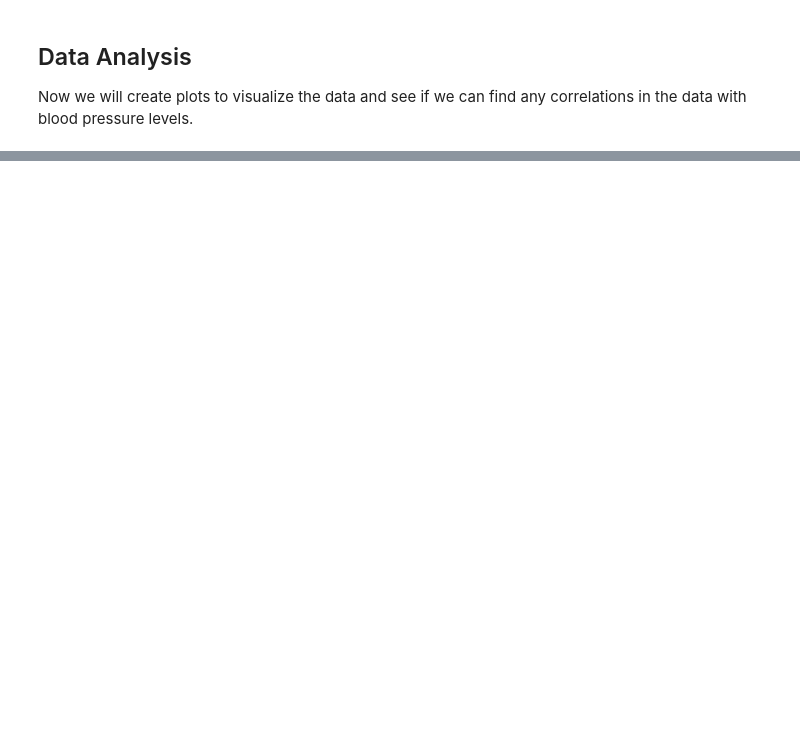
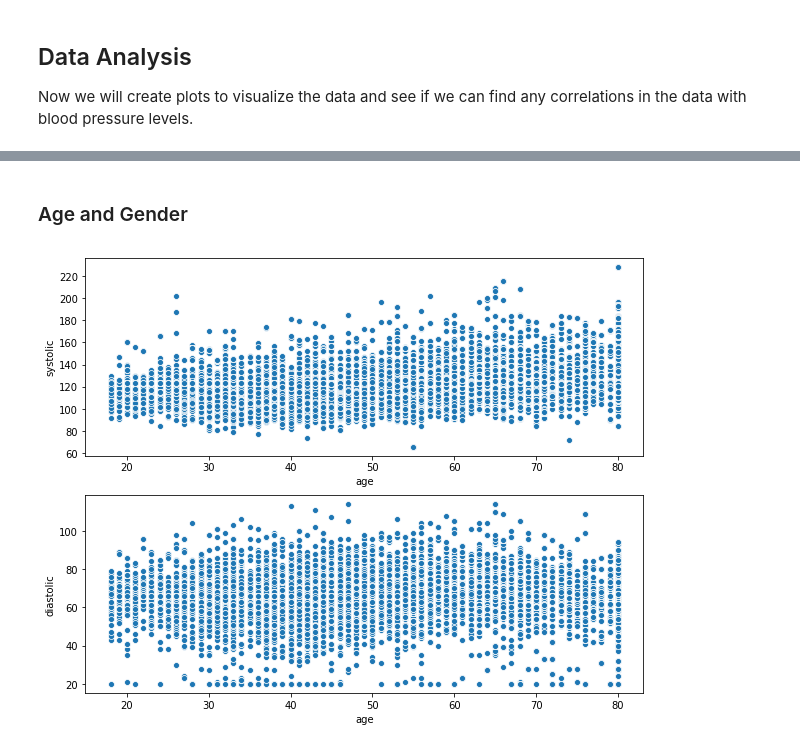
Before and after one commit to mccomackjp/blood-pressure-analysis-and-prediction, a Jupyter notebook: blood_pressure_analysis_and_prediction.ipynb, the cells around one changed output, grey strips where cells are left out. Cells and saved outputs as stored; diff of their text form; code cells hidden in the pictures; blank space fills up the shorter version.

Commit message:
created train method

```diff
--- a/blood_pressure_analysis_and_prediction.ipynb
+++ b/blood_pressure_analysis_and_prediction.ipynb
@@ -546,0 +681,5 @@ selected_df['systolic'] = selected_df.apply(
+# %%
+# Since diastolic contains some impossibly low values, we will replace them with
+# a min value.
+selected_df['diastolic'] = selected_df['diastolic'].apply(
+    lambda x: 20 if x < 20 else x)
@@ -576,5 +751,19 @@ Now we will create plots to visualize the data and see if we can find any correl
 # %%
-# Create a simple helper method to print plots easily
+# Create some simple helper methods to print plots easily
+def is_numerical(series):
+    """Checks if a series is made up of numerical data or not.
+
+    Args:
+        series: Series object to be checked
+
+    Returns:
+        True if the data are integers or floats, False otherwise
+
+    """
+    return series.dtype == 'int64' or series.dtype == 'float64' \
+        or series.dtype == 'int32' or series.dtype == 'float32'
+
+
 def plot(columns, df):
     """Prints a seaborn plot for numerical and categorical data with blood pressure
 
@@ -585,10 +774,10 @@ def plot(columns, df):
     """
     height = len(columns) * 2
     index = 0
+    fig, axes = plt.subplots(height, 1, figsize=(10, 8))
+    plt.subplots_adjust(wspace=0.5)
     for column in columns:
-        fig, axes = plt.subplots(height, 1, figsize=(8, 8))
-        plt.subplots_adjust(wspace=0.5)
-        if df[column].dtype == 'int64' or df[column].dtype == 'float64':
+        if is_numerical(df[column]):
             sns.scatterplot(x=column, y='systolic', data=df, ax=axes[index])
             index += 1
             sns.scatterplot(x=column, y='diastolic', data=df, ax=axes[index])
@@ -598,3 +787,9 @@ def plot(columns, df):
             index += 1
             sns.boxplot(x=column, y='diastolic', data=df, ax=axes[index])
             index += 1
+# %% [markdown]
+### Age and Gender
+# %%
+plot(['age'], df)
+# %% [output]
+[figure, added]
```
Also changed, not shown: parts of 48 cells of this notebook.
